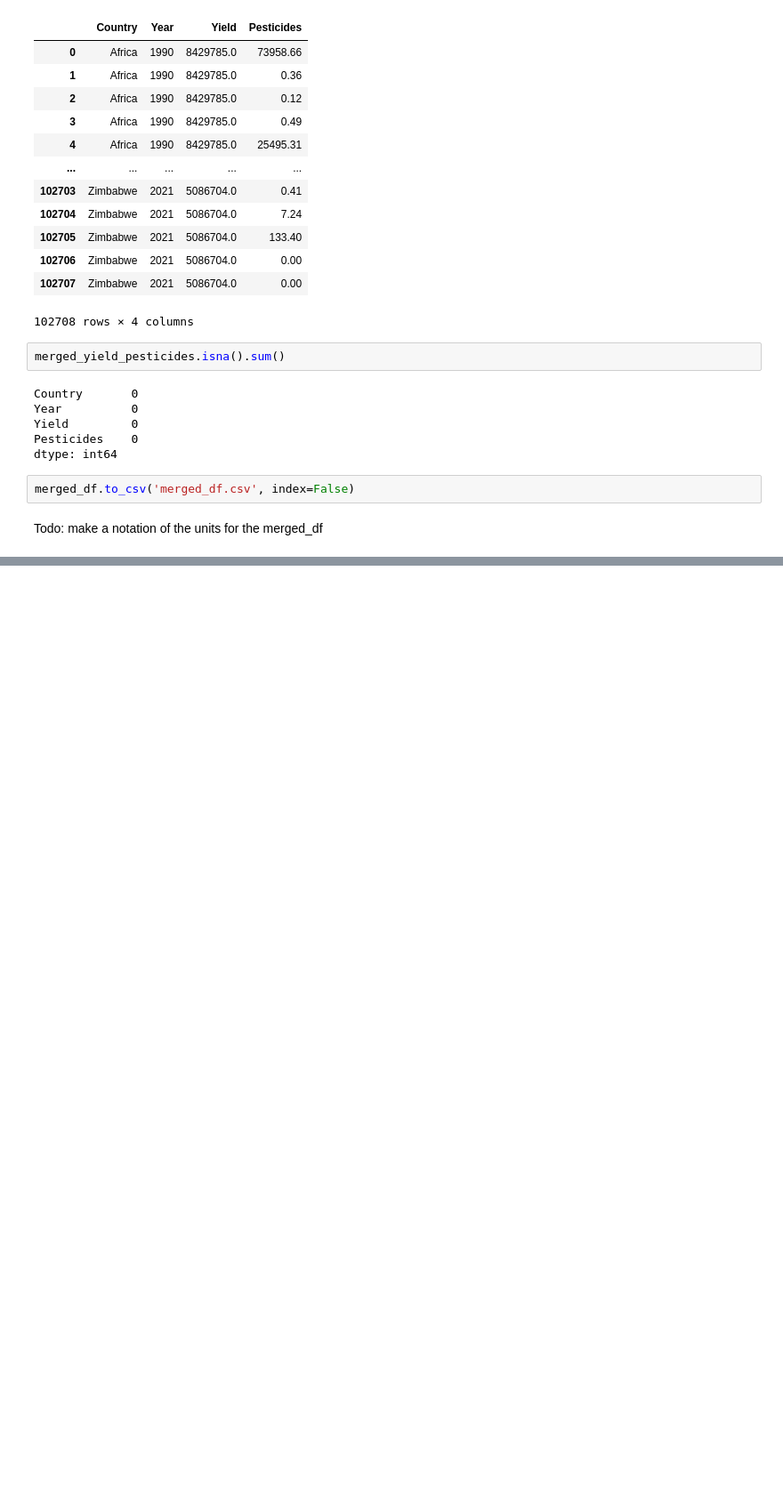
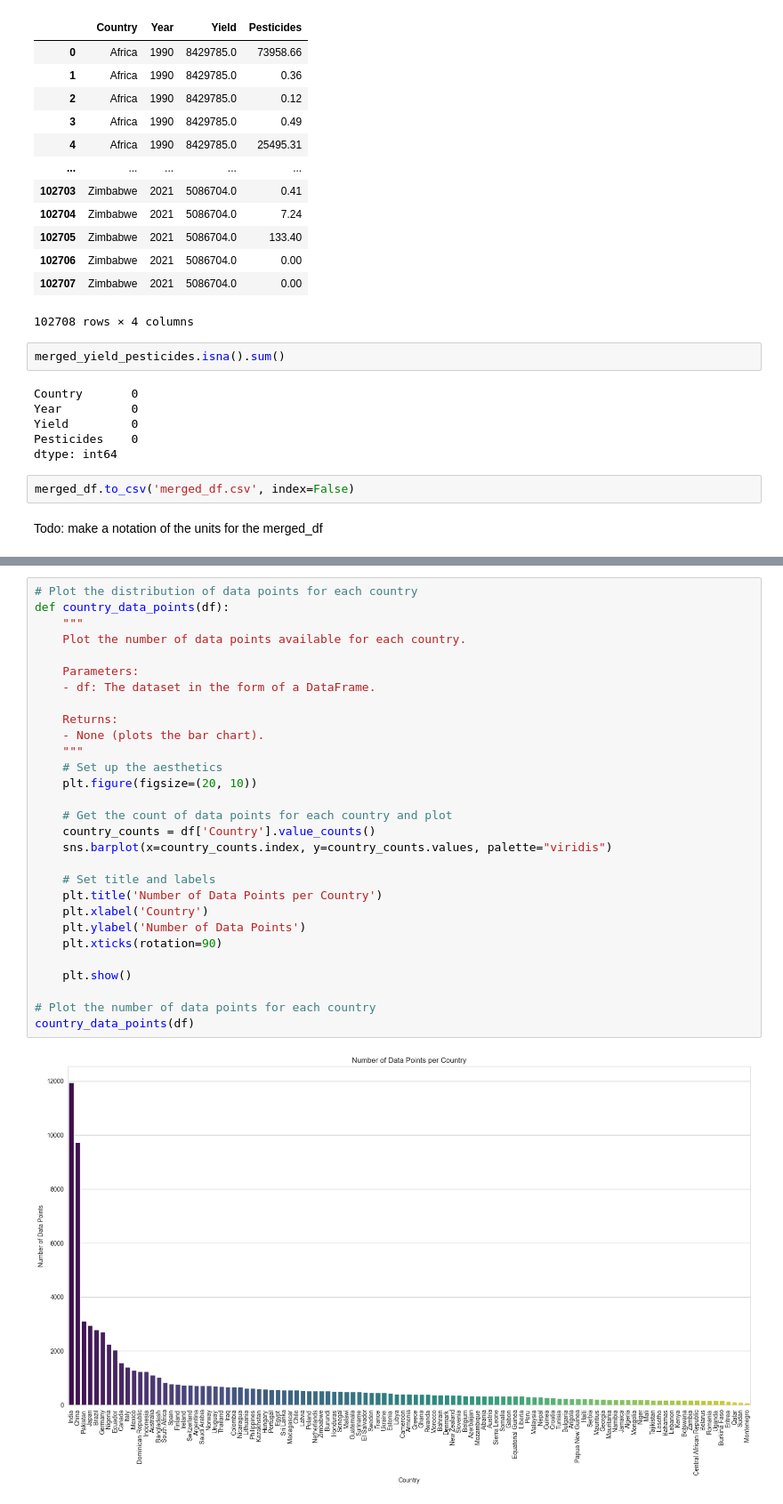
Before and after one commit to nkabram/um-milestone, a Jupyter notebook: milestone.ipynb, the cells around one changed output, grey strips where cells are left out. Shown at 89% size. Drawn from its saved outputs; the diff is of its cells as text; blank space fills up the shorter version.

```diff
--- a/milestone.ipynb
+++ b/milestone.ipynb
@@ -807,0 +942,31 @@ Todo: make a notation of the units for the merged_df
+# %%
+# Plot the distribution of data points for each country
+def country_data_points(df):
+    """
+    Plot the number of data points available for each country.
+
+    Parameters:
+    - df: The dataset in the form of a DataFrame.
+
+    Returns:
+    - None (plots the bar chart).
+    """
+    # Set up the aesthetics
+    plt.figure(figsize=(20, 10))
+
+    # Get the count of data points for each country and plot
+    country_counts = df['Country'].value_counts()
+    sns.barplot(x=country_counts.index, y=country_counts.values, palette="viridis")
+
+    # Set title and labels
+    plt.title('Number of Data Points per Country')
+    plt.xlabel('Country')
+    plt.ylabel('Number of Data Points')
+    plt.xticks(rotation=90)
+
+    plt.show()
+
+# Plot the number of data points for each country
+country_data_points(df)
+# %% [output]
+[figure, added]
```
Also changed, not shown: parts of 34 cells of this notebook.
